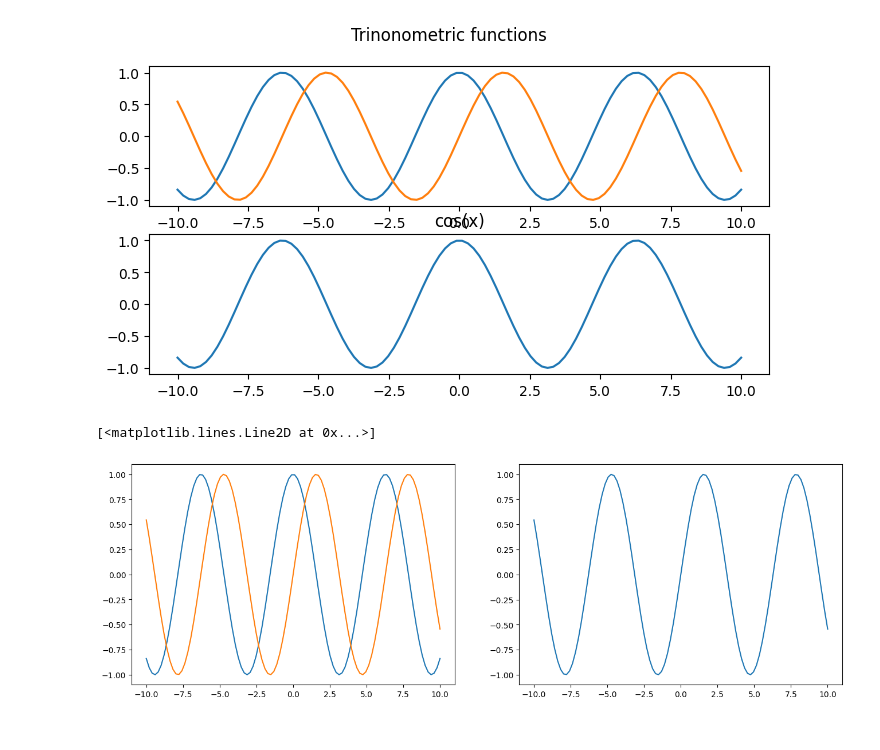
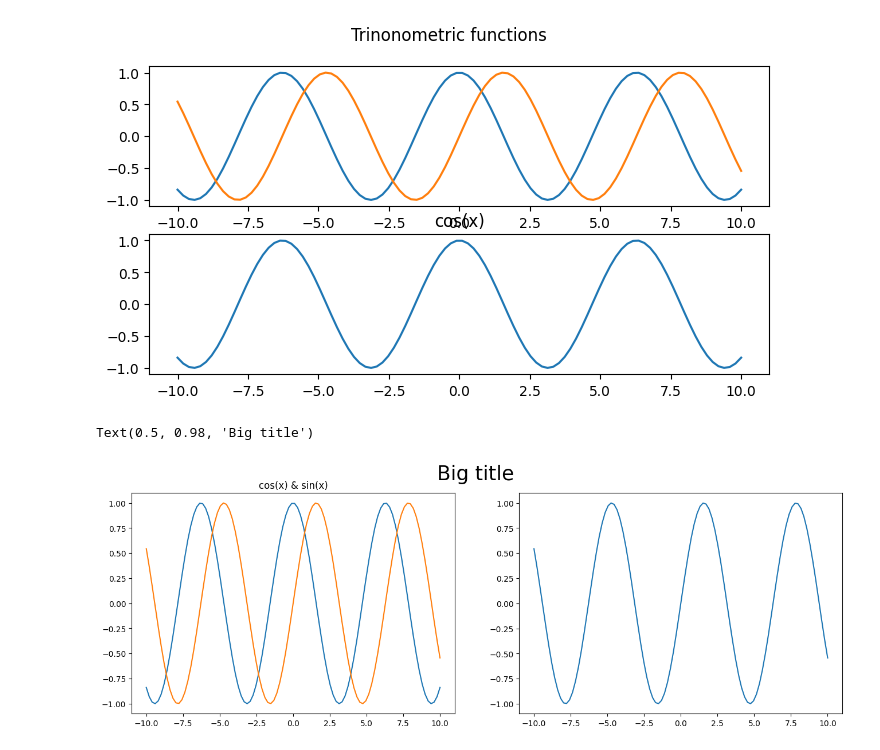
Before and after one commit to Hannesssss/Python-Course-Hannes-Hedberg, a Jupyter notebook: Code_Along/Lec16-matplotlib.ipynb, the cells around one changed output. Saved outputs shown, nothing was run; the diff lists cells and outputs as text; code cells hidden in the pictures.

```diff
--- a/Code_Along/Lec16-matplotlib.ipynb
+++ b/Code_Along/Lec16-matplotlib.ipynb
@@ -157,12 +157,18 @@ Text(0.5, 0.98, 'Trinonometric functions')
 # %%
 fig, ax = plt.subplots(1,2, figsize=(16,5))
 
 ax[0].plot(x, f(x))
 ax[0].plot(x, np.sin(x))
 ax[1].plot(x, np.sin(x))
+
+ax[0].set(title = "cos(x) & sin(x)")
+fig.suptitle("Big title", fontsize=25)
+
+# subplots skapar man rutorna, flera subplots i ett fönster
+# subplot, har definerat att vi ska ha en row, en cols och sen index
 # %% [output]
-[<matplotlib.lines.Line2D at 0x...>]
+Text(0.5, 0.98, 'Big title')
-[figure, old version]
+[figure, new version]
 # %%
 x,f(x) # separata arrays
 # %% [output]
```
Also changed, not shown: 2 other files.
